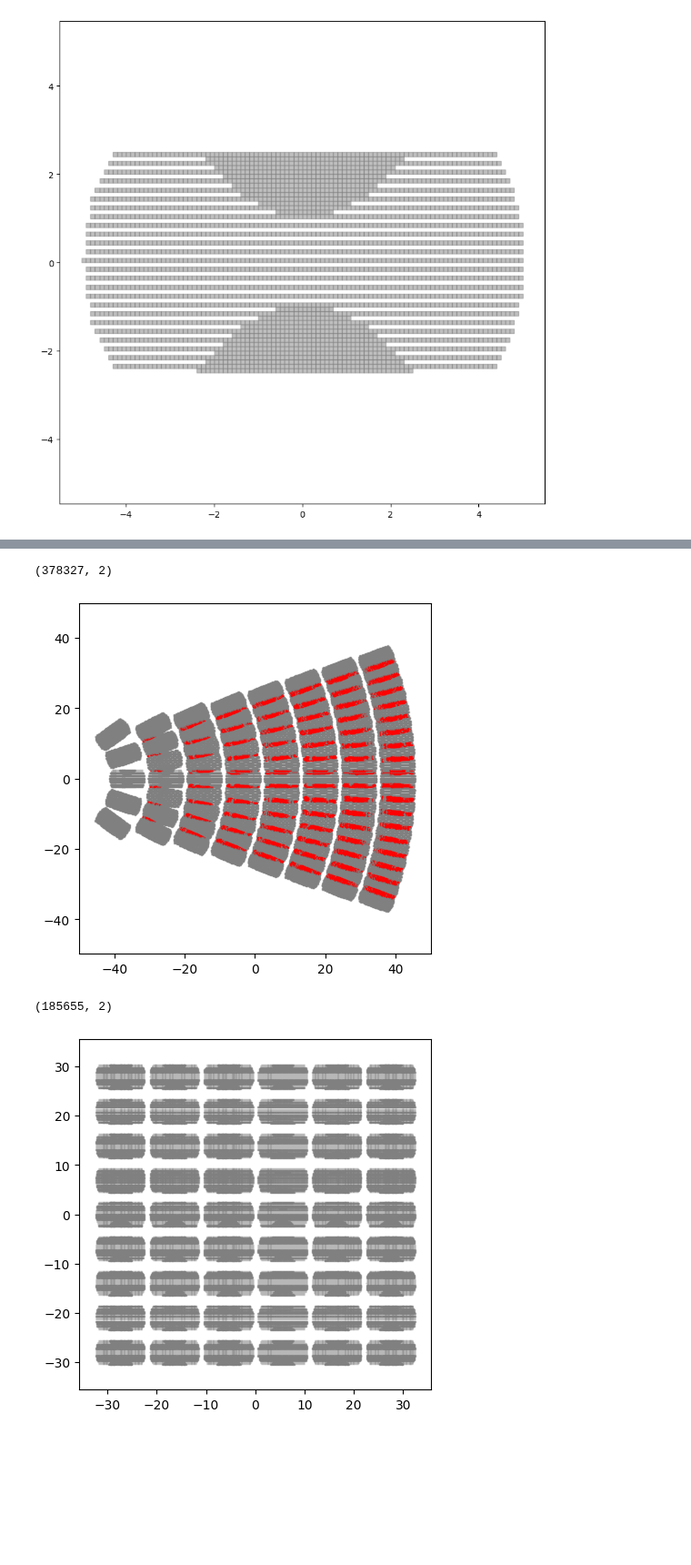
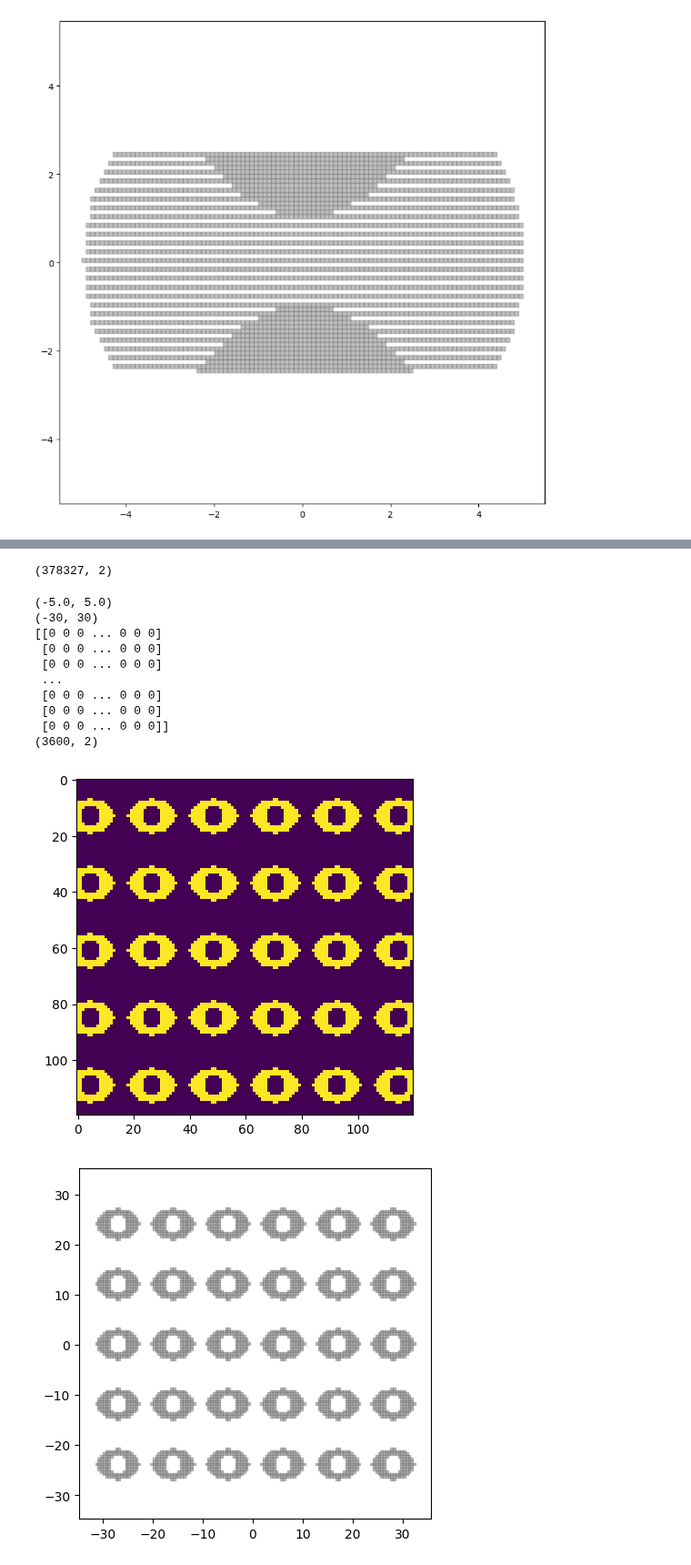
Before and after one commit to danpacho/capstone_1, a Jupyter notebook: test.pattern_unit.ipynb, the cells around one changed output, grey strips where cells are left out. Shown at 91% size. Saved outputs shown, nothing was run; the diff lists cells and outputs as text; code cells hidden in the pictures; blank space fills up the shorter version.

Commit message:
test: update pattern unit test result

```diff
--- a/test.pattern_unit.ipynb
+++ b/test.pattern_unit.ipynb
@@ -111,35 +137,78 @@ corn_pattern = Pattern(
 
 print(corn_pattern.pattern_matrix.shape)
 
-visualize_points(
-    corn_pattern.pattern_matrix,
-    k=corn_pattern.pattern_unit.grid.k,
-    fig_size=(5, 5),
-)
+# visualize_points(
+#     corn_pattern.pattern_matrix,
+#     k=corn_pattern.pattern_unit.grid.k,
+#     fig_size=(5, 5),
+# )
 # %% [output]
 (378327, 2)
-[figure, removed]
 # %%
+from src.grid.grid import Grid
+from src.prediction.cnn.to_image import to_image_matrix
+from matplotlib import pyplot as plt
+
+
 Dx = 1
 grid_transformation = PatternTransformation("grid", dx=Dx, dy=2, di=Dx / 2)
 
+pattern_unit3 = PatternUnit(shape2, k=0.5)
+
 grid_transformation_vector = PatternTransformationMatrix(
-    pattern_unit=pattern_unit,
+    pattern_unit=pattern_unit3,
     pattern_transformation=grid_transformation,
     pattern_bound=((-30, 30), (-30, 30)),
 )
 
 grid_pattern = Pattern(
     pattern_transformation_matrix=grid_transformation_vector,
 )
+grid_width = (
+    abs(
+        grid_pattern.pattern_unit.grid.bound_x[1]
+        - grid_pattern.pattern_unit.grid.bound_x[0]
+    ),
+)
+print(grid_pattern.pattern_unit.grid.bound_x)
+
+img = to_image_matrix(
+    full_grid_matrix=Grid(
+        k=grid_pattern.pattern_unit.grid.k,
+        bound=grid_pattern.pattern_transformation_matrix.pattern_bound,
+    ).generate_grid(scale=1, x_major_iteration=True),
+    pattern_matrix=grid_pattern.pattern_matrix,
+    grid_resolution=1 / grid_pattern.pattern_unit.grid.k,
+    grid_width=(
+        grid_pattern.pattern_transformation_matrix.p_bound_x_max
+        - grid_pattern.pattern_transformation_matrix.p_bound_x_min
+    ),
+)
+
+print(grid_pattern.pattern_transformation_matrix.p_bound_x)
+
+
+plt.imshow(img)
+
+print(img)
 
 print(grid_pattern.pattern_matrix.shape)
 
 visualize_points(
     grid_pattern.pattern_matrix,
     k=grid_pattern.pattern_unit.grid.k,
     fig_size=(5, 5),
 )
 # %% [output]
-(185655, 2)
+(-5.0, 5.0)
+(-30, 30)
+[[0 0 0 ... 0 0 0]
+ [0 0 0 ... 0 0 0]
+ [0 0 0 ... 0 0 0]
+ ...
+ [0 0 0 ... 0 0 0]
+ [0 0 0 ... 0 0 0]
+ [0 0 0 ... 0 0 0]]
+(3600, 2)
-[figure, old version]
+[figure, new version]
+[figure, added]
```
Also changed, not shown: parts of 2 cells of this notebook.
